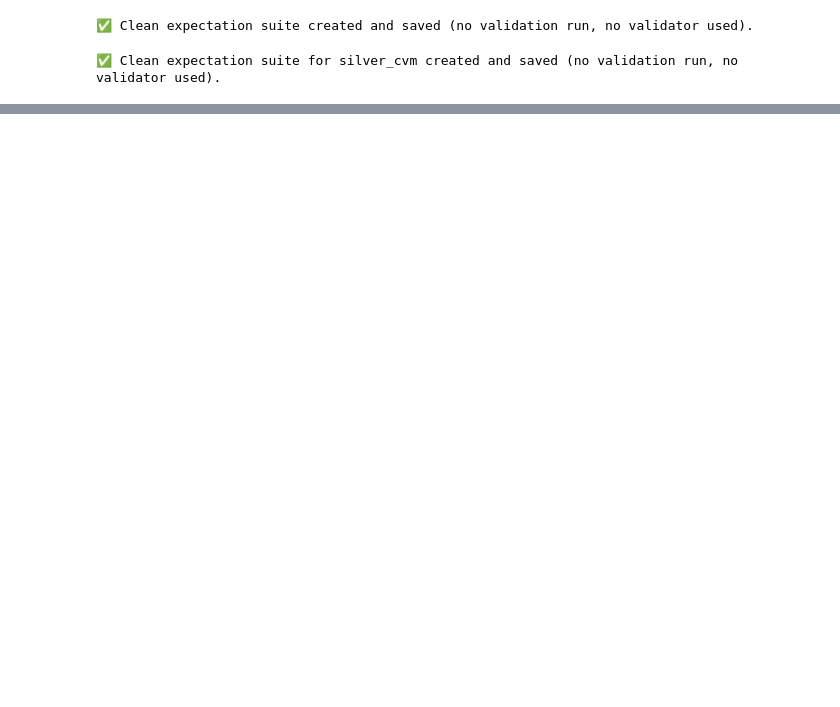
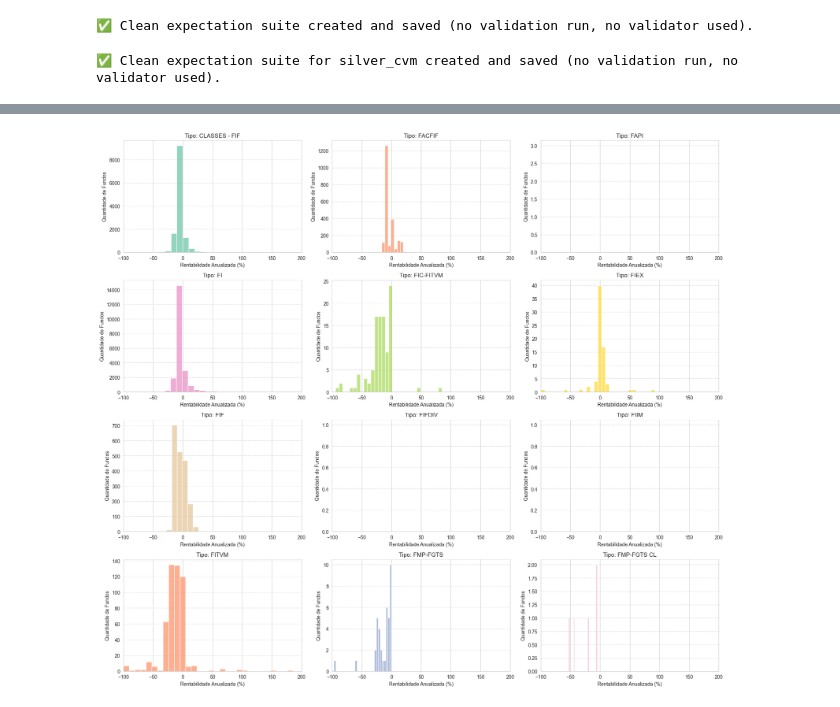
Before and after one commit to rmonteiro-pereira/Open-Finance-LakeHouse, a Jupyter notebook: notebooks/eda-2.ipynb, the cells around one changed output, grey strips where cells are left out. Cells and saved outputs as stored; diff of their text form; code cells hidden in the pictures; blank space fills up the shorter version.

```diff
--- a/notebooks/eda-2.ipynb
+++ b/notebooks/eda-2.ipynb
@@ -726,0 +1010,37 @@ only showing top 20 rows
+# %%
+import matplotlib.pyplot as plt
+import numpy as np
+import pandas as pd
+import seaborn as sns
+
+# Filtrar dados válidos e converter para pandas
+valid = gold_cvm.filter(
+    (F.col("rentabilidade_anualizada_pct").isNotNull()) &
+    (F.col("rentabilidade_anualizada_pct") > -100) &
+    (F.col("rentabilidade_anualizada_pct") < 200) &
+    (F.col("TP_FUNDO").isNotNull())
+)
+df_plot = valid.select("rentabilidade_anualizada_pct", "TP_FUNDO").toPandas()
+
+# Parâmetros do grid
+fund_types = sorted(df_plot["TP_FUNDO"].unique())
+n_types = len(fund_types)
+n_cols = 3
+n_rows = int(np.ceil(n_types / n_cols))
+
+plt.figure(figsize=(6 * n_cols, 4 * n_rows))
+for idx, tp in enumerate(fund_types):
+    plt.subplot(n_rows, n_cols, idx + 1)
+    sns.histplot(
+        df_plot[df_plot["TP_FUNDO"] == tp]["rentabilidade_anualizada_pct"],
+        bins=30, kde=False, color=sns.color_palette("Set2")[idx % 8], alpha=0.7
+    )
+    plt.title(f"Tipo: {tp}")
+    plt.xlabel("Rentabilidade Anualizada (%)")
+    plt.ylabel("Quantidade de Fundos")
+    plt.xlim(-100, 200)
+    plt.grid(axis="y", linestyle="--", alpha=0.7)
+plt.tight_layout()
+plt.show()
+# %% [output]
+[figure, added]
```
Also changed, not shown: parts of 25 cells of this notebook, 28 other files.
